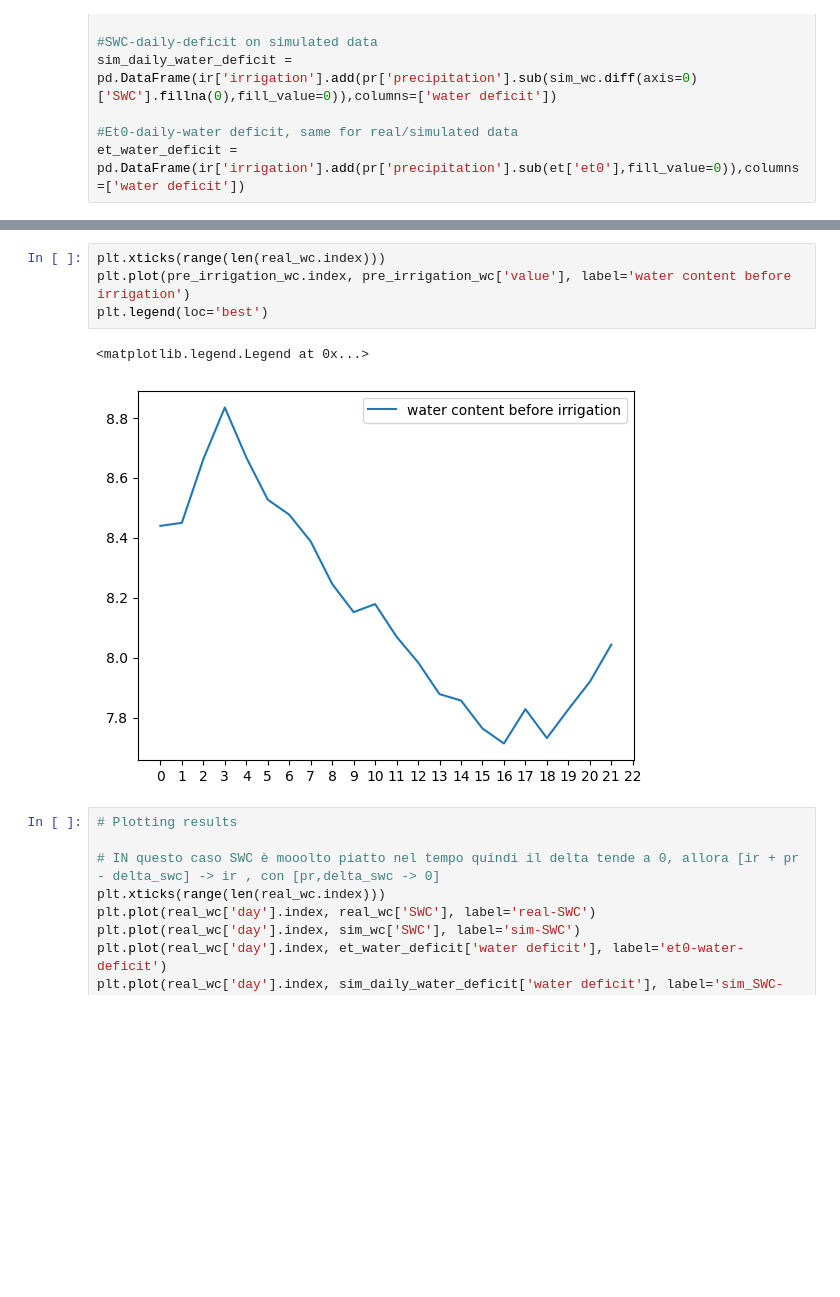
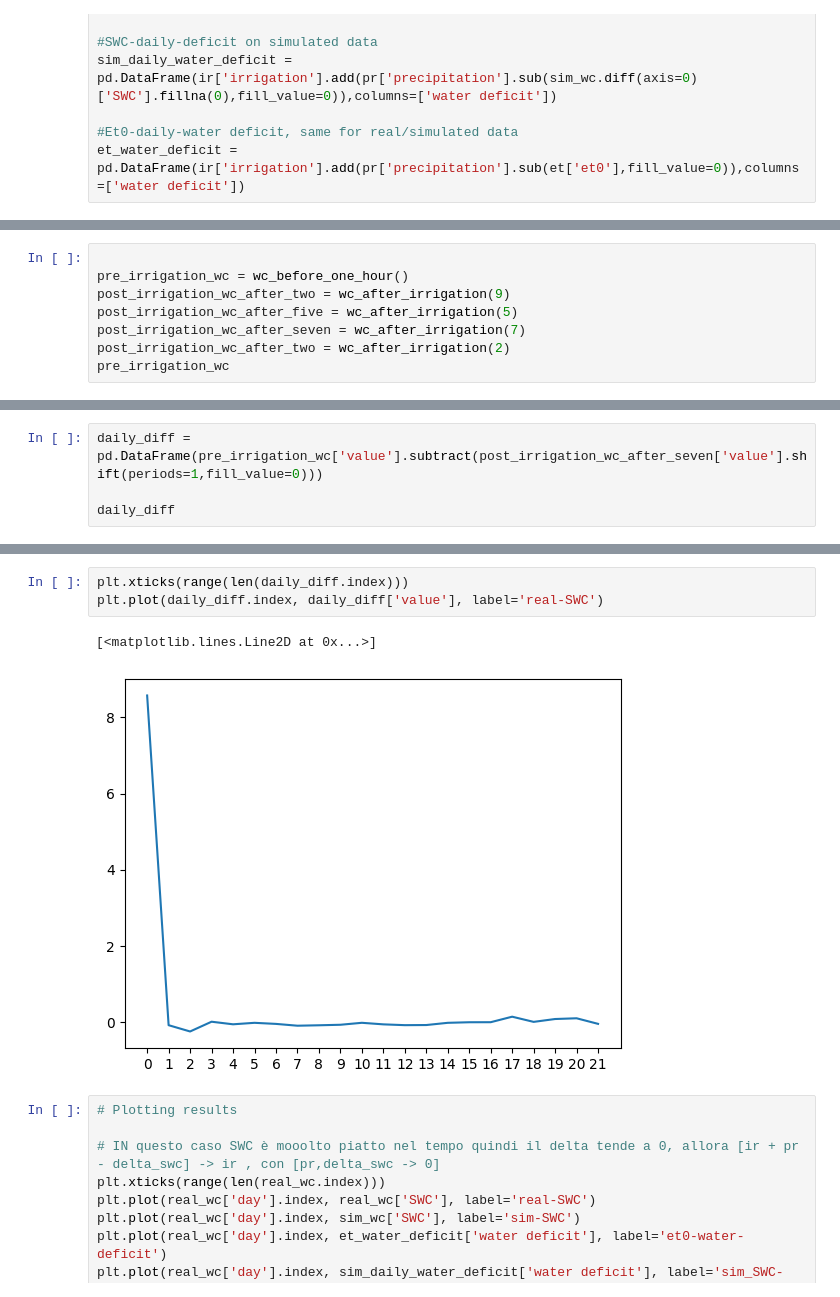
Before and after one commit to josephgiovanelli/et0_calculation, a Jupyter notebook: notebook.ipynb, the cells around one changed output, grey strips where cells are left out. Cells and saved outputs as stored; diff of their text form; blank space fills up the shorter version.

Commit message:
chart showing wc before and after irrigation

```diff
--- a/notebook.ipynb
+++ b/notebook.ipynb
@@ -204,0 +234,8 @@ pre_irrigation_wc
+# %%
+
+pre_irrigation_wc = wc_before_one_hour()
+post_irrigation_wc_after_two = wc_after_irrigation(9)
+post_irrigation_wc_after_five = wc_after_irrigation(5)
+post_irrigation_wc_after_seven = wc_after_irrigation(7)
+post_irrigation_wc_after_two = wc_after_irrigation(2)
+pre_irrigation_wc
@@ -204,0 +271,4 @@ pre_irrigation_wc
+# %%
+daily_diff = pd.DataFrame(pre_irrigation_wc['value'].subtract(post_irrigation_wc_after_seven['value'].shift(periods=1,fill_value=0)))
+
+daily_diff
@@ -205,10 +293,9 @@ pre_irrigation_wc
 # %%
-plt.xticks(range(len(real_wc.index)))
-plt.plot(pre_irrigation_wc.index, pre_irrigation_wc['value'], label='water content before irrigation')
-plt.legend(loc='best')
+plt.xticks(range(len(daily_diff.index)))
+plt.plot(daily_diff.index, daily_diff['value'], label='real-SWC')
 # %% [output]
-<matplotlib.legend.Legend at 0x...>
+[<matplotlib.lines.Line2D at 0x...>]
-[figure, old version]
+[figure, new version]
 # %%
 # Plotting results
 
```
Also changed, not shown: parts of 6 cells of this notebook.
